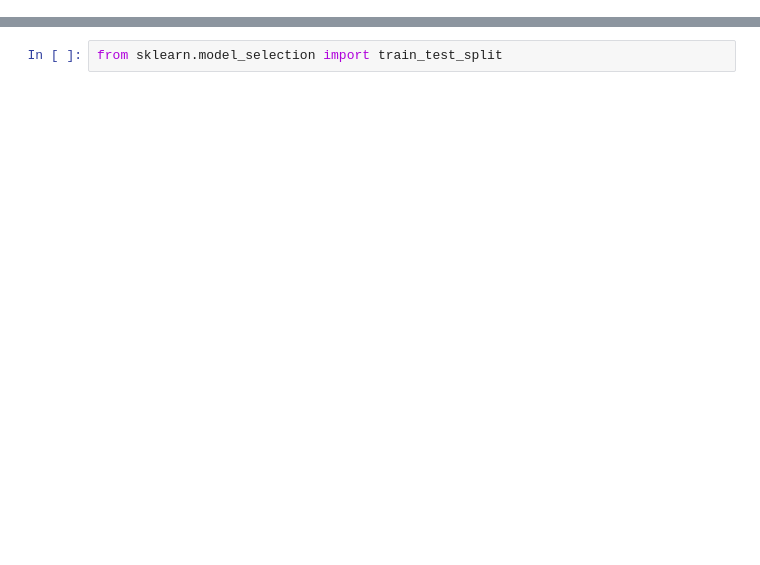
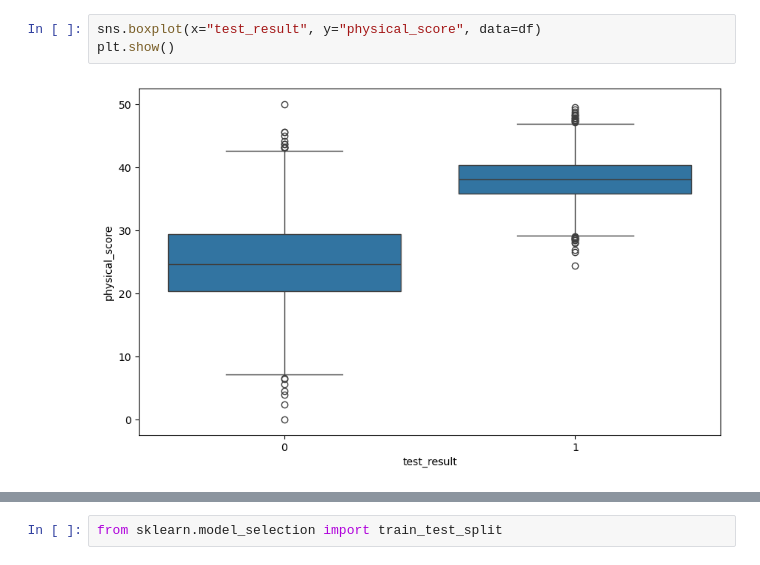
Before and after one commit to TarlanShukur/ML, a Jupyter notebook: ml.ipynb, the cells around one changed output, grey strips where cells are left out. Saved outputs shown, nothing was run; the diff lists cells and outputs as text; blank space fills up the shorter version.

```diff
--- a/ml.ipynb
+++ b/ml.ipynb
@@ -21,0 +88,5 @@ df.head()
+# %%
+sns.boxplot(x="test_result", y="physical_score", data=df)
+plt.show()
+# %% [output]
+[figure, added]
```
Also changed, not shown: parts of 148 cells of this notebook, 2 other files.
